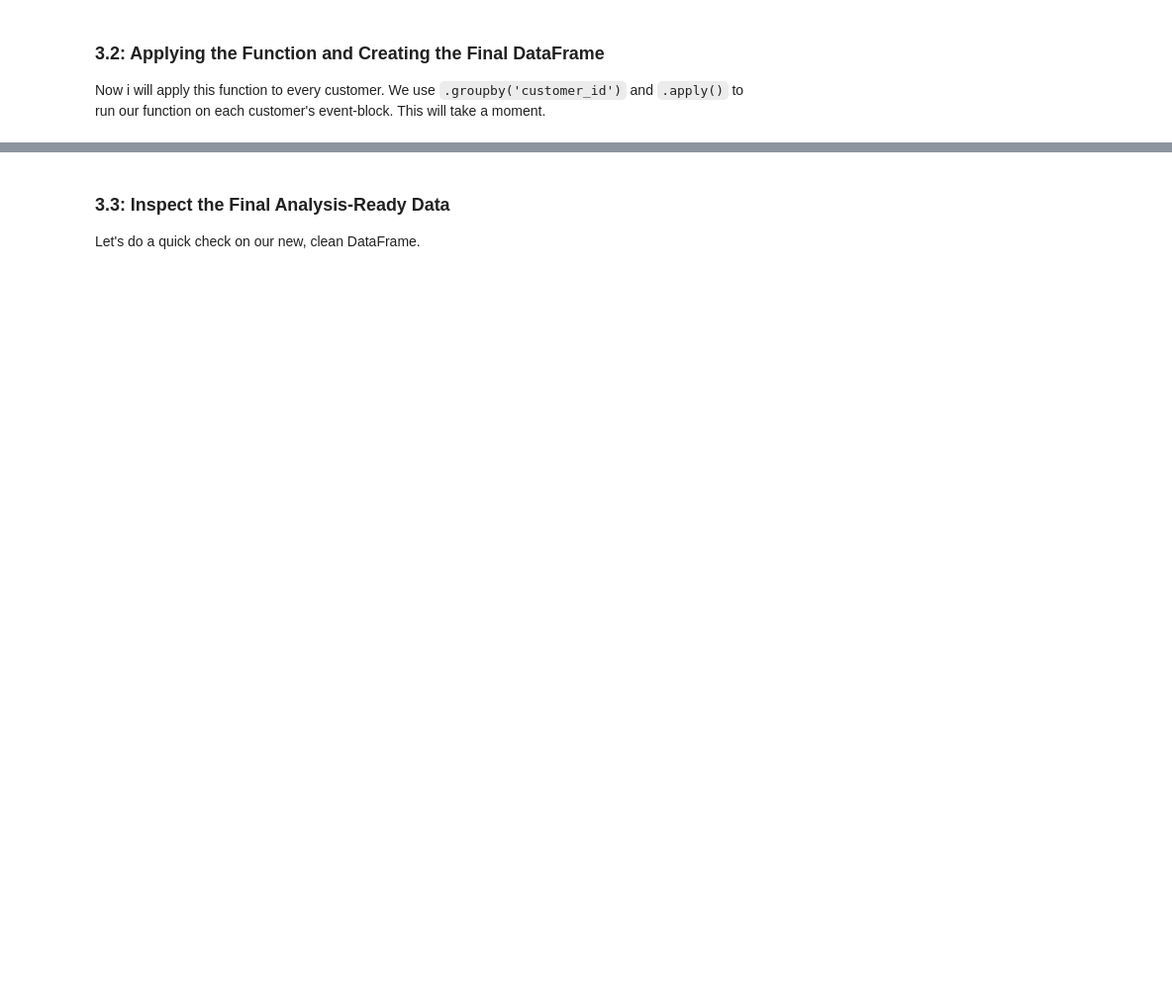
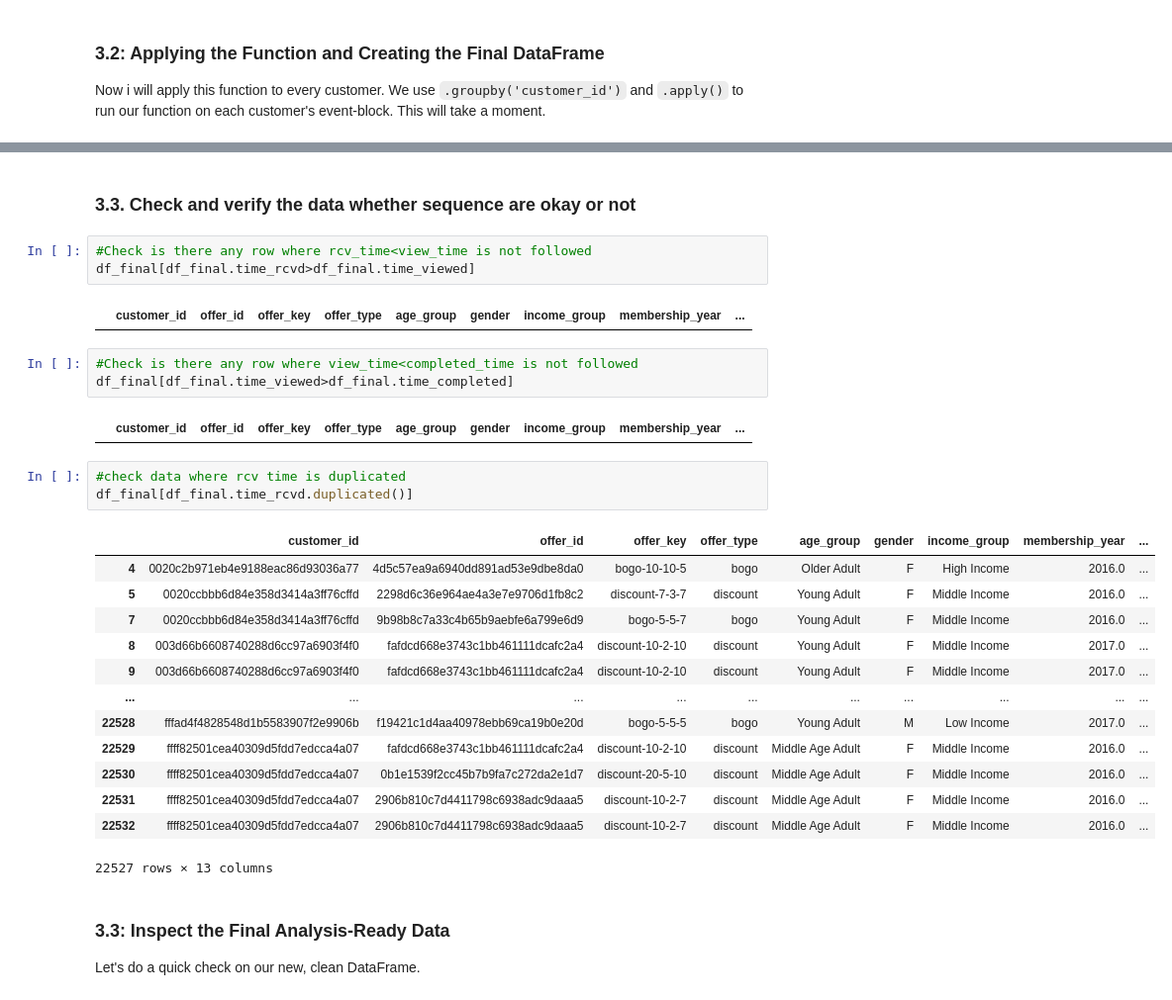
Before and after one commit to irfanzim/Python-Maven-Rewards-Challenge, a Jupyter notebook: Final Analysis.ipynb, the cells around one changed output, grey strips where cells are left out. Shown at 99% size. Cells and saved outputs as stored; diff of their text form; blank space fills up the shorter version.

```diff
--- a/Final Analysis.ipynb
+++ b/Final Analysis.ipynb
@@ -511,6 +543,35 @@ Created final DataFrame with 22886 successfully attributed BOGO/Discount complet
 | 2 | 0011e0d4e6b944f998e987f904e8c1e5 | 9b98b8c7a33c4b65b9aebfe6a799e6d9 | bogo-5-5-7 | bogo | Middle Age Adult | O | Middle Income | 2018.0 | ... |
 | 3 | 0020c2b971eb4e9188eac86d93036a77 | fafdcd668e3743c1bb461111dcafc2a4 | discount-10-2-10 | discount | Older Adult | F | High Income | 2016.0 | ... |
 | 4 | 0020c2b971eb4e9188eac86d93036a77 | 4d5c57ea9a6940dd891ad53e9dbe8da0 | bogo-10-10-5 | bogo | Older Adult | F | High Income | 2016.0 | ... |
+# %% [markdown]
+### 3.3. Check and verify the data whether sequence are okay or not
+# %%
+#Check is there any row where rcv_time<view_time is not followed
+df_final[df_final.time_rcvd>df_final.time_viewed]
+# %% [output]
+|  | customer_id | offer_id | offer_key | offer_type | age_group | gender | income_group | membership_year | ... |
+# %%
+#Check is there any row where view_time<completed_time is not followed
+df_final[df_final.time_viewed>df_final.time_completed]
+# %% [output]
+|  | customer_id | offer_id | offer_key | offer_type | age_group | gender | income_group | membership_year | ... |
+# %%
+#check data where rcv time is duplicated
+df_final[df_final.time_rcvd.duplicated()]
+# %% [output]
+|  | customer_id | offer_id | offer_key | offer_type | age_group | gender | income_group | membership_year | ... |
+| 4 | 0020c2b971eb4e9188eac86d93036a77 | 4d5c57ea9a6940dd891ad53e9dbe8da0 | bogo-10-10-5 | bogo | Older Adult | F | High Income | 2016.0 | ... |
+| 5 | 0020ccbbb6d84e358d3414a3ff76cffd | 2298d6c36e964ae4a3e7e9706d1fb8c2 | discount-7-3-7 | discount | Young Adult | F | Middle Income | 2016.0 | ... |
+| 7 | 0020ccbbb6d84e358d3414a3ff76cffd | 9b98b8c7a33c4b65b9aebfe6a799e6d9 | bogo-5-5-7 | bogo | Young Adult | F | Middle Income | 2016.0 | ... |
+| 8 | 003d66b6608740288d6cc97a6903f4f0 | fafdcd668e3743c1bb461111dcafc2a4 | discount-10-2-10 | discount | Young Adult | F | Middle Income | 2017.0 | ... |
+| 9 | 003d66b6608740288d6cc97a6903f4f0 | fafdcd668e3743c1bb461111dcafc2a4 | discount-10-2-10 | discount | Young Adult | F | Middle Income | 2017.0 | ... |
+| ... | ... | ... | ... | ... | ... | ... | ... | ... | ... |
+| 22528 | fffad4f4828548d1b5583907f2e9906b | f19421c1d4aa40978ebb69ca19b0e20d | bogo-5-5-5 | bogo | Young Adult | M | Low Income | 2017.0 | ... |
+| 22529 | ffff82501cea40309d5fdd7edcca4a07 | fafdcd668e3743c1bb461111dcafc2a4 | discount-10-2-10 | discount | Middle Age Adult | F | Middle Income | 2016.0 | ... |
+| 22530 | ffff82501cea40309d5fdd7edcca4a07 | 0b1e1539f2cc45b7b9fa7c272da2e1d7 | discount-20-5-10 | discount | Middle Age Adult | F | Middle Income | 2016.0 | ... |
+| 22531 | ffff82501cea40309d5fdd7edcca4a07 | 2906b810c7d4411798c6938adc9daaa5 | discount-10-2-7 | discount | Middle Age Adult | F | Middle Income | 2016.0 | ... |
+| 22532 | ffff82501cea40309d5fdd7edcca4a07 | 2906b810c7d4411798c6938adc9daaa5 | discount-10-2-7 | discount | Middle Age Adult | F | Middle Income | 2016.0 | ... |
+22527 rows × 13 columns
 # %% [markdown]
 ### 3.3: Inspect the Final Analysis-Ready Data
 
```
Also changed, not shown: parts of 22 cells of this notebook.
